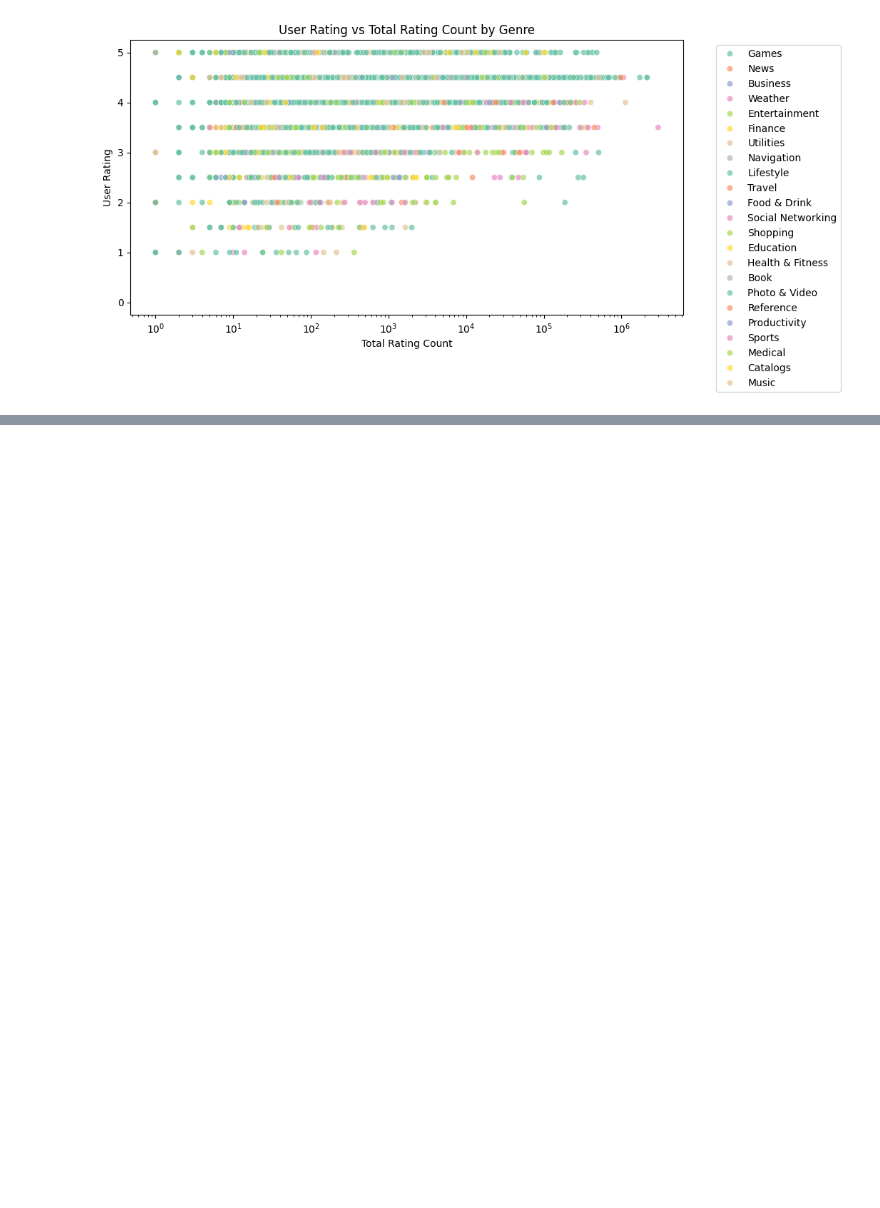
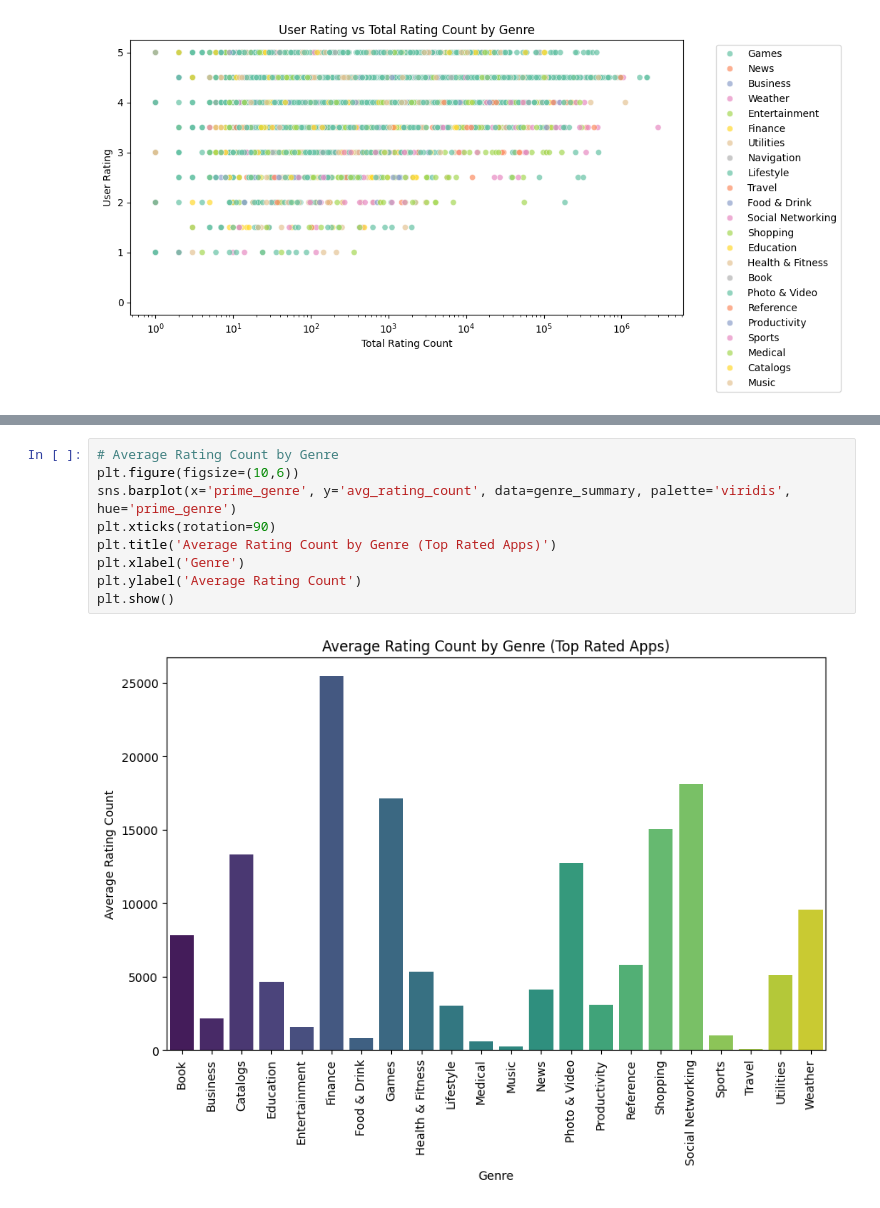
Before and after one commit to jeevithavijaykumar/Exploratory_data_analysis_using_pandas, a Jupyter notebook: AppleStore.ipynb, the cells around one changed output, grey strips where cells are left out. Drawn from its saved outputs; the diff is of its cells as text; blank space fills up the shorter version.

```diff
--- a/AppleStore.ipynb
+++ b/AppleStore.ipynb
@@ -179,0 +216,11 @@ df_filtered['monetization'] = np.where(df_filtered['price']==0, 'Free', 'Paid')
+# %%
+# Average Rating Count by Genre
+plt.figure(figsize=(10,6))
+sns.barplot(x='prime_genre', y='avg_rating_count', data=genre_summary, palette='viridis', hue='prime_genre')
+plt.xticks(rotation=90)
+plt.title('Average Rating Count by Genre (Top Rated Apps)')
+plt.xlabel('Genre')
+plt.ylabel('Average Rating Count')
+plt.show()
+# %% [output]
+[figure, added]
```
Also changed, not shown: parts of 9 cells of this notebook.
